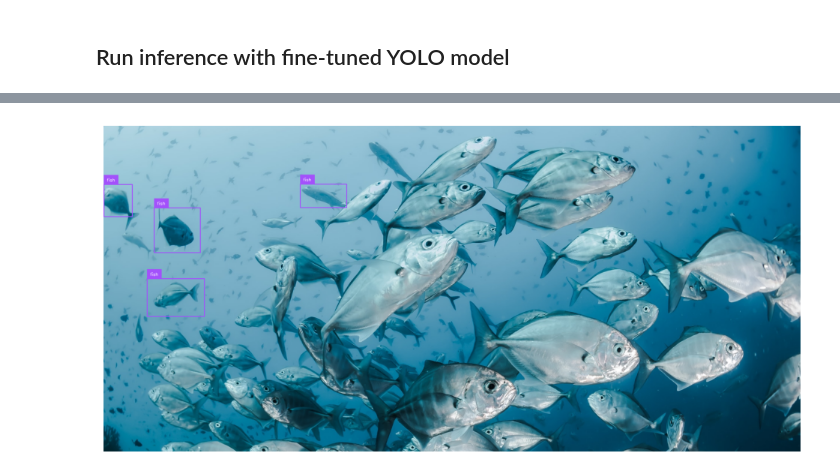
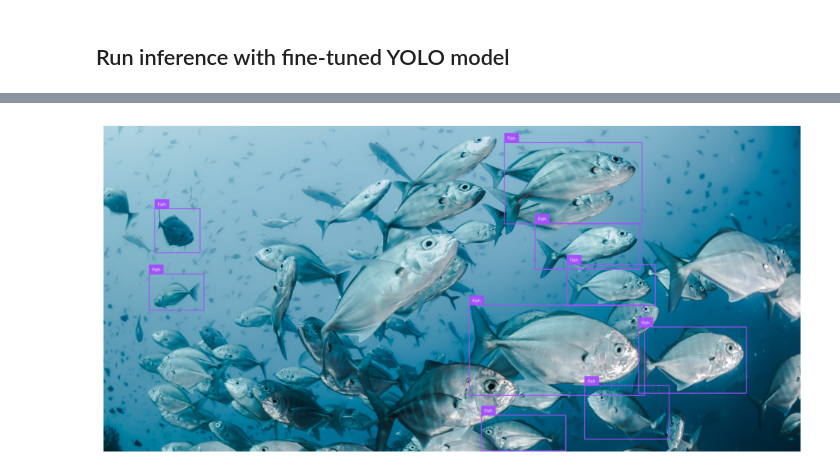
Before and after one commit to laurent-pereira/yolo-notebooks, a Jupyter notebook: notebooks/train-yolo-fish-model.ipynb, the cells around one changed output, grey strips where cells are left out. Saved outputs shown, nothing was run; the diff lists cells and outputs as text; code cells hidden in the pictures.

```diff
--- a/notebooks/train-yolo-fish-model.ipynb
+++ b/notebooks/train-yolo-fish-model.ipynb
@@ -469,5 +424,5 @@ sv.plot_image(annotated_image)
 # %%
-model = YOLO(f'/home/jovyan/yolo-training/train8/weights/best.pt')
+model = YOLO(f'/home/jovyan/yolo-training/train18/weights/best.pt')
 
 !wget https://github.com/laurent-pereira/ia-face-detector/blob/master/example.jpg?raw=true
 
@@ -508 +463 @@ example.jpg?raw=tru 100%[===================>]  48.44K  --.-KB/s    in 0.02s
-[figure, old version]
+[figure, new version]
```
Also changed, not shown: parts of 18 cells of this notebook, 1 other file.
